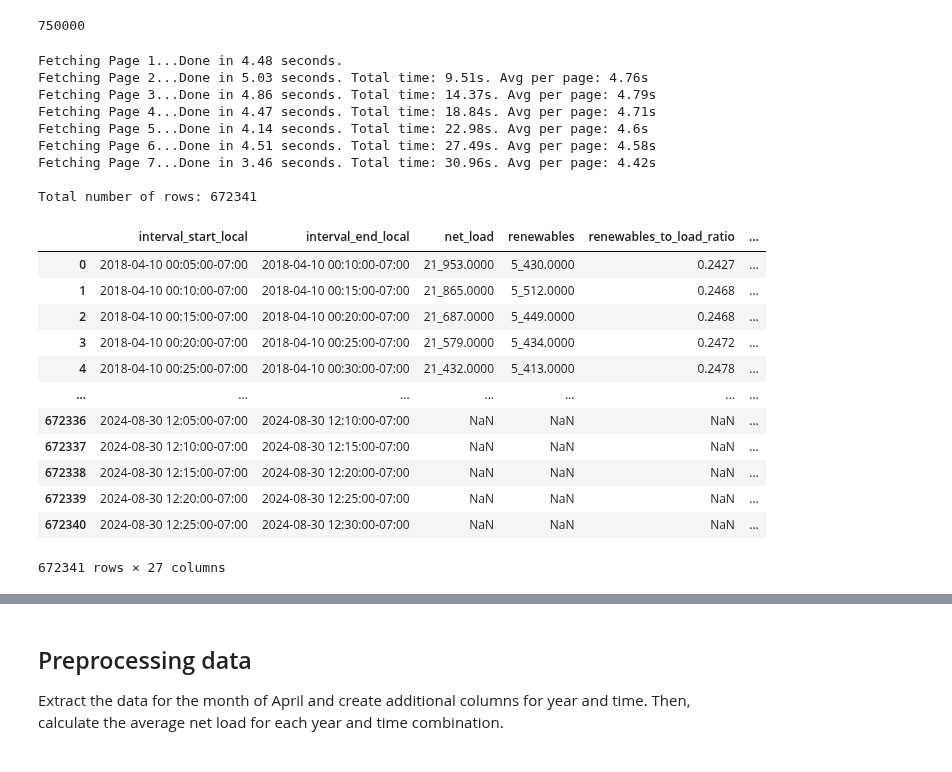
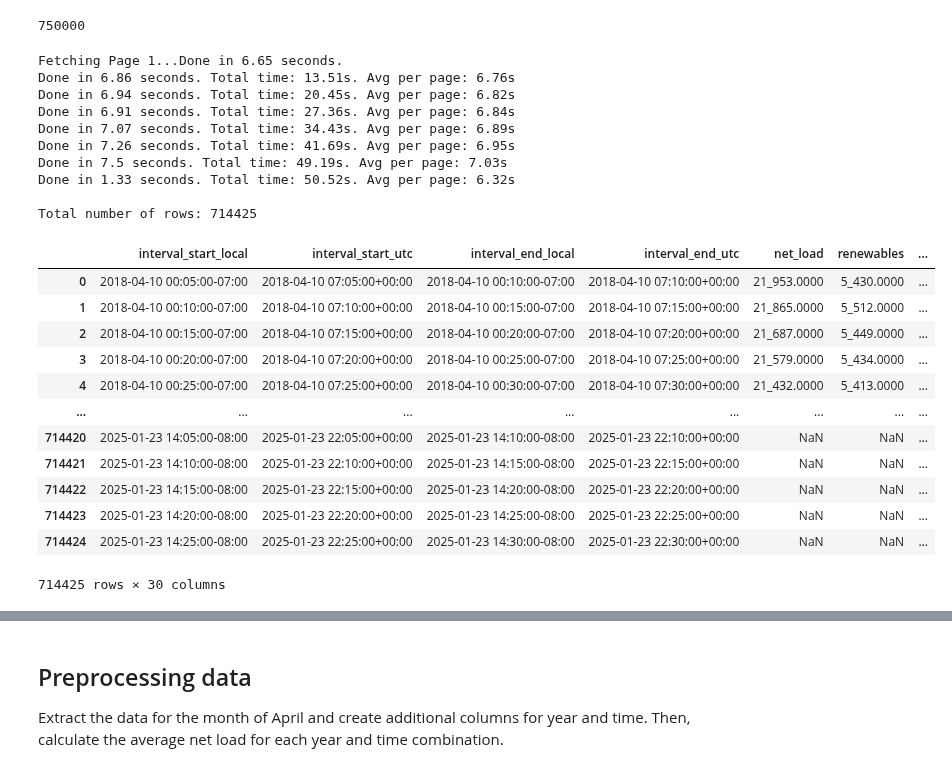
Before and after one commit to gridstatus/gridstatusio, a Jupyter notebook: Examples/CAISO April Net Load.ipynb, the cells around one changed output, grey strips where cells are left out. Cells and saved outputs as stored; diff of their text form; code cells hidden in the pictures.

Commit message:
Update CAISO April Net Load Notebook

```diff
--- a/Examples/CAISO April Net Load.ipynb
+++ b/Examples/CAISO April Net Load.ipynb
@@ -39,37 +34,38 @@ QUERY_LIMIT = 750_000
 # %%
 import warnings
 
 warnings.filterwarnings("ignore")
 
 df = client.get_dataset(
     dataset="caiso_standardized_5_min",
     start=None,  # start from beginning of data
     end=None,  # end at most recent data
-    tz="US/Pacific",  # return time stamps in Pacific time
+    timezone="US/Pacific",  # return time stamps in Pacific time
 )
 # %% [output]
-Fetching Page 1...Done in 4.48 seconds.
-Fetching Page 2...Done in 5.03 seconds. Total time: 9.51s. Avg per page: 4.76s
-Fetching Page 3...Done in 4.86 seconds. Total time: 14.37s. Avg per page: 4.79s
-Fetching Page 4...Done in 4.47 seconds. Total time: 18.84s. Avg per page: 4.71s
-Fetching Page 5...Done in 4.14 seconds. Total time: 22.98s. Avg per page: 4.6s
-Fetching Page 6...Done in 4.51 seconds. Total time: 27.49s. Avg per page: 4.58s
-Fetching Page 7...Done in 3.46 seconds. Total time: 30.96s. Avg per page: 4.42s
+Fetching Page 1...Done in 6.65 seconds.
+Done in 6.86 seconds. Total time: 13.51s. Avg per page: 6.76s
+Done in 6.94 seconds. Total time: 20.45s. Avg per page: 6.82s
+Done in 6.91 seconds. Total time: 27.36s. Avg per page: 6.84s
+Done in 7.07 seconds. Total time: 34.43s. Avg per page: 6.89s
+Done in 7.26 seconds. Total time: 41.69s. Avg per page: 6.95s
+Done in 7.5 seconds. Total time: 49.19s. Avg per page: 7.03s
+Done in 1.33 seconds. Total time: 50.52s. Avg per page: 6.32s
 
-Total number of rows: 672341
+Total number of rows: 714425
-|  | interval_start_local | interval_end_local | net_load | renewables | renewables_to_load_ratio | ... |
-| 0 | 2018-04-10 00:05:00-07:00 | 2018-04-10 00:10:00-07:00 | 21_953.0000 | 5_430.0000 | 0.2427 | ... |
-| 1 | 2018-04-10 00:10:00-07:00 | 2018-04-10 00:15:00-07:00 | 21_865.0000 | 5_512.0000 | 0.2468 | ... |
-| 2 | 2018-04-10 00:15:00-07:00 | 2018-04-10 00:20:00-07:00 | 21_687.0000 | 5_449.0000 | 0.2468 | ... |
-| 3 | 2018-04-10 00:20:00-07:00 | 2018-04-10 00:25:00-07:00 | 21_579.0000 | 5_434.0000 | 0.2472 | ... |
-| 4 | 2018-04-10 00:25:00-07:00 | 2018-04-10 00:30:00-07:00 | 21_432.0000 | 5_413.0000 | 0.2478 | ... |
-| ... | ... | ... | ... | ... | ... | ... |
-| 672336 | 2024-08-30 12:05:00-07:00 | 2024-08-30 12:10:00-07:00 | NaN | NaN | NaN | ... |
-| 672337 | 2024-08-30 12:10:00-07:00 | 2024-08-30 12:15:00-07:00 | NaN | NaN | NaN | ... |
-| 672338 | 2024-08-30 12:15:00-07:00 | 2024-08-30 12:20:00-07:00 | NaN | NaN | NaN | ... |
-| 672339 | 2024-08-30 12:20:00-07:00 | 2024-08-30 12:25:00-07:00 | NaN | NaN | NaN | ... |
-| 672340 | 2024-08-30 12:25:00-07:00 | 2024-08-30 12:30:00-07:00 | NaN | NaN | NaN | ... |
+|  | interval_start_local | interval_start_utc | interval_end_local | interval_end_utc | net_load | renewables | ... |
+| 0 | 2018-04-10 00:05:00-07:00 | 2018-04-10 07:05:00+00:00 | 2018-04-10 00:10:00-07:00 | 2018-04-10 07:10:00+00:00 | 21_953.0000 | 5_430.0000 | ... |
+| 1 | 2018-04-10 00:10:00-07:00 | 2018-04-10 07:10:00+00:00 | 2018-04-10 00:15:00-07:00 | 2018-04-10 07:15:00+00:00 | 21_865.0000 | 5_512.0000 | ... |
+| 2 | 2018-04-10 00:15:00-07:00 | 2018-04-10 07:15:00+00:00 | 2018-04-10 00:20:00-07:00 | 2018-04-10 07:20:00+00:00 | 21_687.0000 | 5_449.0000 | ... |
+| 3 | 2018-04-10 00:20:00-07:00 | 2018-04-10 07:20:00+00:00 | 2018-04-10 00:25:00-07:00 | 2018-04-10 07:25:00+00:00 | 21_579.0000 | 5_434.0000 | ... |
+| 4 | 2018-04-10 00:25:00-07:00 | 2018-04-10 07:25:00+00:00 | 2018-04-10 00:30:00-07:00 | 2018-04-10 07:30:00+00:00 | 21_432.0000 | 5_413.0000 | ... |
+| ... | ... | ... | ... | ... | ... | ... | ... |
+| 714420 | 2025-01-23 14:05:00-08:00 | 2025-01-23 22:05:00+00:00 | 2025-01-23 14:10:00-08:00 | 2025-01-23 22:10:00+00:00 | NaN | NaN | ... |
+| 714421 | 2025-01-23 14:10:00-08:00 | 2025-01-23 22:10:00+00:00 | 2025-01-23 14:15:00-08:00 | 2025-01-23 22:15:00+00:00 | NaN | NaN | ... |
+| 714422 | 2025-01-23 14:15:00-08:00 | 2025-01-23 22:15:00+00:00 | 2025-01-23 14:20:00-08:00 | 2025-01-23 22:20:00+00:00 | NaN | NaN | ... |
+| 714423 | 2025-01-23 14:20:00-08:00 | 2025-01-23 22:20:00+00:00 | 2025-01-23 14:25:00-08:00 | 2025-01-23 22:25:00+00:00 | NaN | NaN | ... |
+| 714424 | 2025-01-23 14:25:00-08:00 | 2025-01-23 22:25:00+00:00 | 2025-01-23 14:30:00-08:00 | 2025-01-23 22:30:00+00:00 | NaN | NaN | ... |
-672341 rows × 27 columns
+714425 rows × 30 columns
 # %%
 import warnings
 
```
Also changed, not shown: parts of 3 cells of this notebook.
